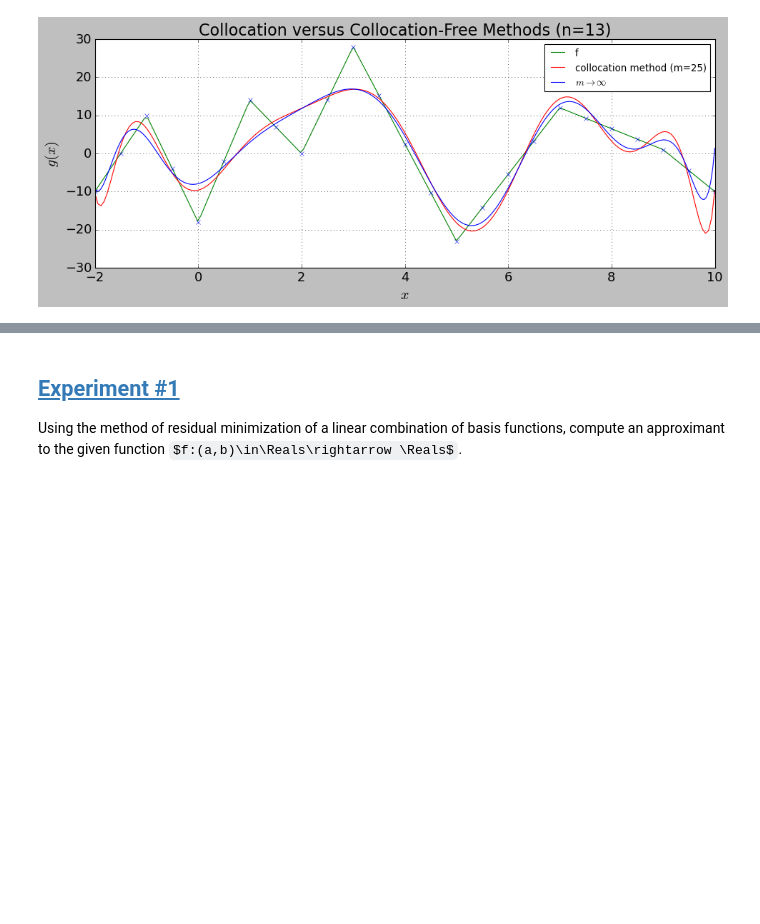
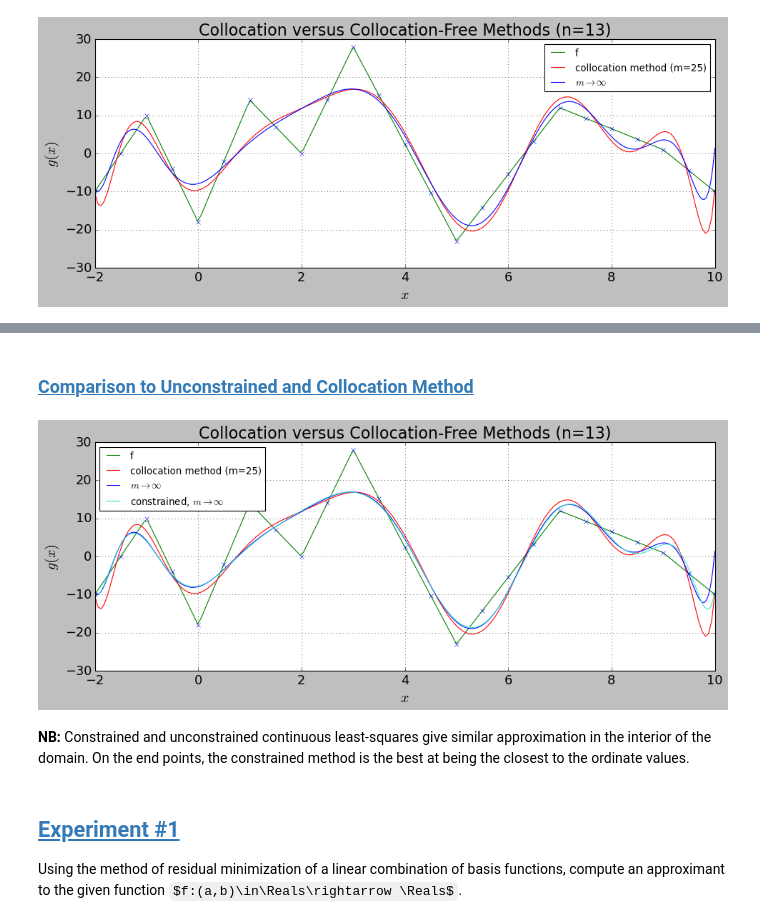
Before and after one commit to dpploy/engy-5330, a Jupyter notebook: notebooks/04-legendre-lsq-residual.ipynb, the cells around one changed output, grey strips where cells are left out. Cells and saved outputs as stored; diff of their text form; code cells hidden in the pictures; some formulas as TeX source; blank space fills up the shorter version.

```diff
--- a/notebooks/04-legendre-lsq-residual.ipynb
+++ b/notebooks/04-legendre-lsq-residual.ipynb
@@ -583,3 +755,36 @@ plt.show()
+# %% [markdown]
+### [Comparison to Unconstrained and Collocation Method](#toc)<a id="ctr_cont-comparison"></a>
+# %%
+'''Code for comparison to collocation and unconstrainted methods'''
+
+import matplotlib.pyplot as plt
+#%matplotlib inline
+#plt.style.use('dark_background')
+plt.figure(1, figsize=(14, 5))
+
+x_pts = np.linspace(x_min, x_max, len(g_best_vec_1))
+plt.plot(x_pts, f.values(x_pts),'g-',label='f')
+plt.plot(x_pts, g_best_vec_1, 'r-', label='collocation method (m='+str(m)+')')
+x_pts = np.linspace(x_min, x_max, len(g_best_vec_2))
+plt.plot(x_pts, g_best_vec_2, 'b-', label=r'$m\rightarrow \infty$')
+x_pts = np.linspace(x_min, x_max, len(g_best_vec_3))
+plt.plot(x_pts, g_best_vec_3, '-', color='turquoise', label=r'constrained, $m\rightarrow \infty$')
+
+#plt.plot([p[0] for p in shape_pts], [p[1] for p in shape_pts],'r*')
+plt.plot(x_tilde_pts, f.values(x_tilde_pts), 'bx')
+
+plt.title(r'Collocation versus Collocation-Free Methods (n='+str(len(lb.basis_func_list))+')', fontsize=20)
+plt.ylabel(r'$g(x)$', fontsize=18)
+plt.xlabel(r'$x$', fontsize=18)
+plt.xticks(fontsize=16)
+plt.yticks(fontsize=16)
+plt.legend(loc='best',fontsize=12)
+plt.grid(True)
+plt.show()
+# %% [output]
+[figure, added]
+# %% [markdown]
+**NB:** Constrained and unconstrained continuous least-squares give similar approximation in the interior of the domain. On the end points, the constrained method is the best at being the closest to the ordinate values.
 # %% [markdown]
 ## [Experiment #1](#toc)<a id="ex1"></a>
 
```
Also changed, not shown: parts of 36 cells of this notebook, 3 other files.
